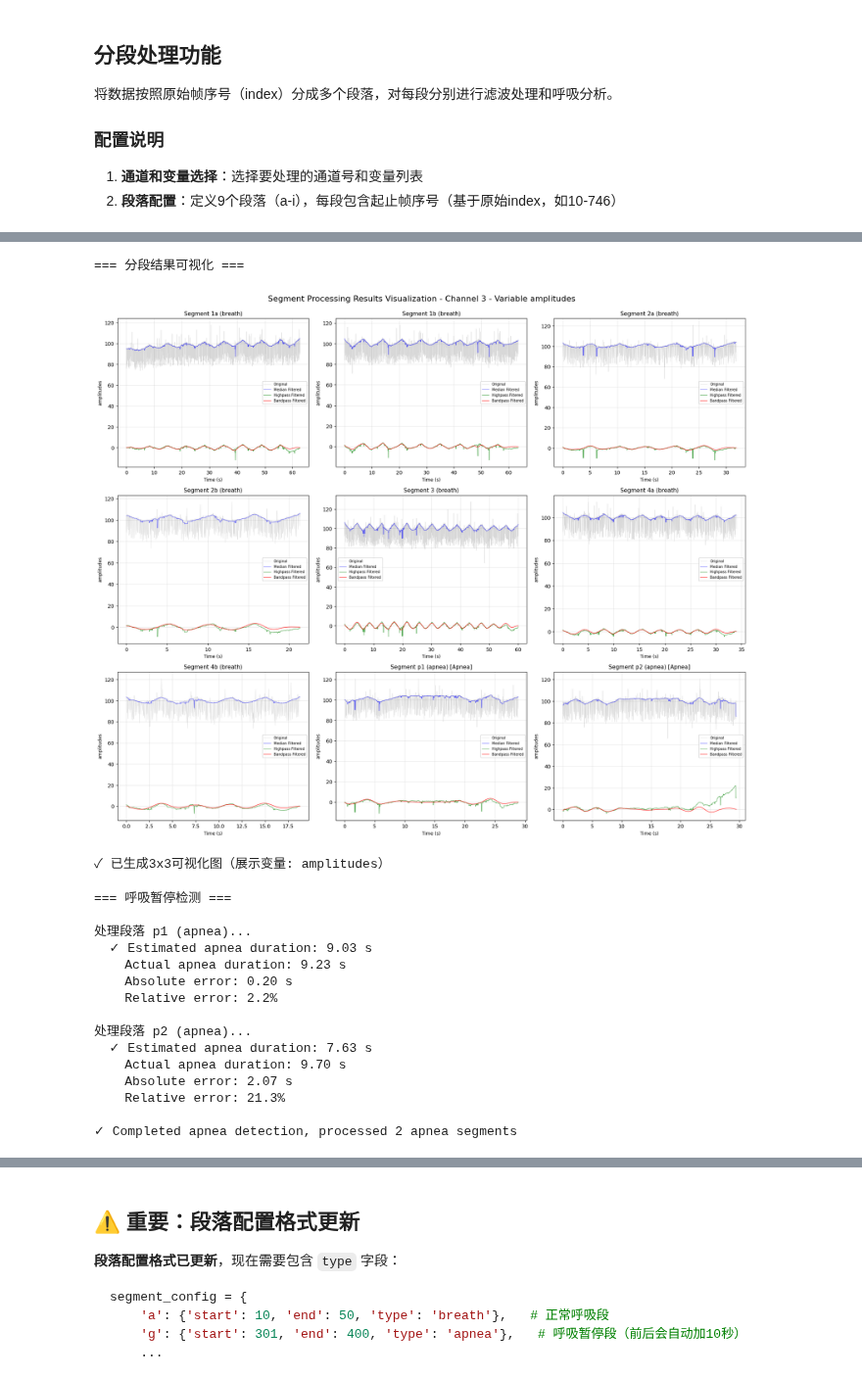
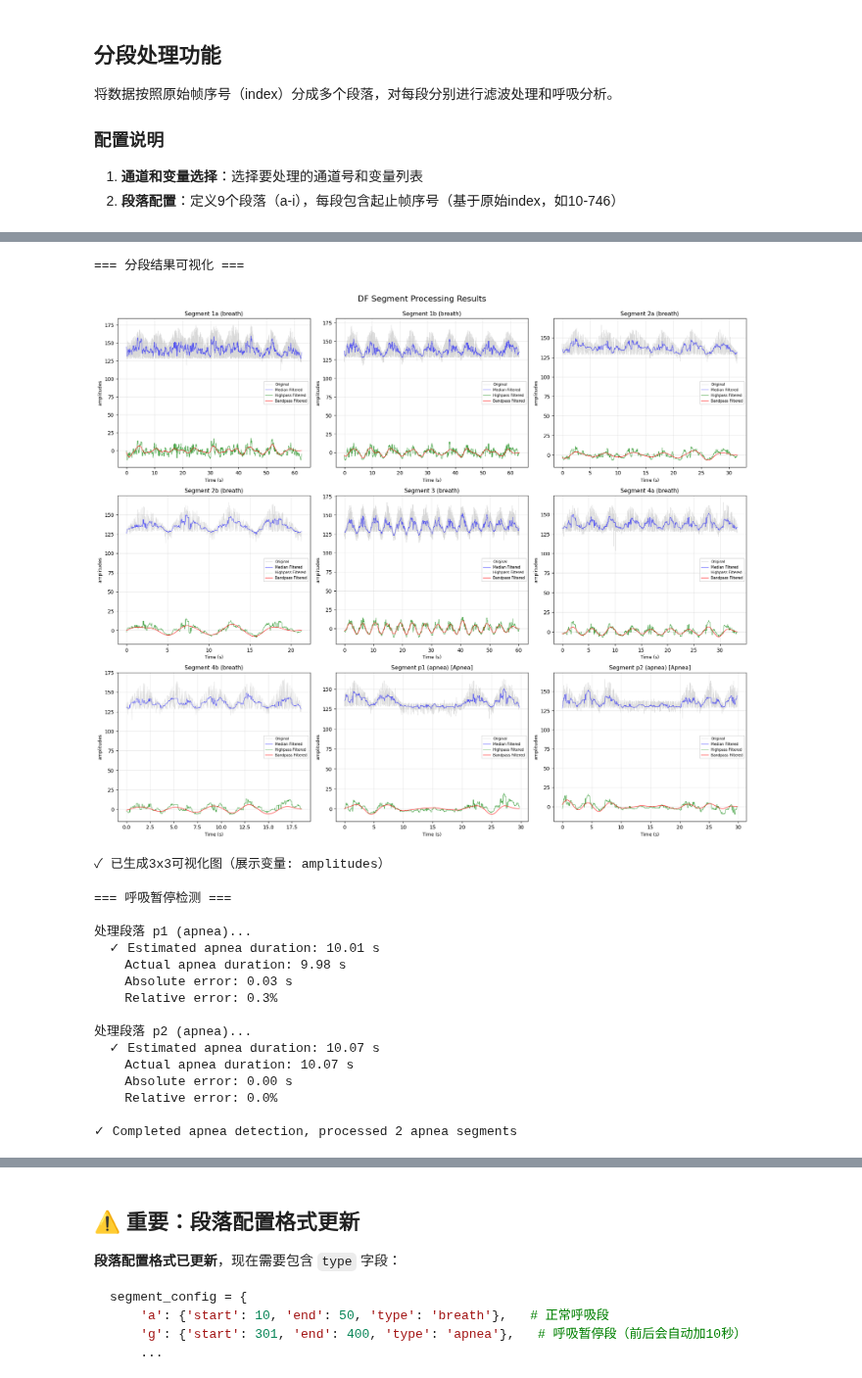
Before and after one commit to cwdao/ble_hci_sensing, a Jupyter notebook: load_df_saved_frames_show_analysis.ipynb, the cells around one changed output, grey strips where cells are left out. Shown at 98% size. Drawn from its saved outputs; the diff is of its cells as text; code cells hidden in the pictures.

```diff
--- a/load_df_saved_frames_show_analysis.ipynb
+++ b/load_df_saved_frames_show_analysis.ipynb
@@ -54,7 +54,7 @@ except ImportError as e:
 # %%
 # 设置要加载的文件路径
 # 可以修改为您的文件路径，或使用相对路径
-filepath = "./sampleData/DF_frames_all_20260113_081710.jsonl"
+filepath = "./sampleData/DF_frames_all_20260116_101531.jsonl"
 # 如果文件不在当前目录，可以使用完整路径或相对路径
 # filepath = "../data_exp/frames_all_20231206_120000.json"
 
@@ -737,8 +736,8 @@ print("✓ 滤波完成")
 
 # 选择任意一个通道和任意一个变量进行可视化比较
 # 这里选择通道0的总幅值作为示例
-demo_channel = 2
-demo_variable = 'remote_amplitudes'  # 可以选择: amplitudes, phases, local_amplitudes, remote_amplitudes, local_phases, remote_phases
+demo_channel = 28
+demo_variable = 'local_amplitudes'  # 可以选择: amplitudes, phases, local_amplitudes, remote_amplitudes, local_phases, remote_phases
 
 # 如果通道0不存在，使用第一个可用通道
 if demo_channel not in filtered_data and len(filtered_data) > 0:
@@ -926,7 +925,7 @@ print(f"✓ Highpass filtering completed for {len(detrended_data)} channels")
 # Visualize comparison of different filter orders
 # Select a channel and variable for demonstration
 demo_channel = 2
-demo_variable = 'remote_amplitudes'  # Can choose: amplitudes, phases, local_amplitudes, remote_amplitudes, local_phases, remote_phases
+demo_variable = 'local_amplitudes'  # Can choose: amplitudes, phases, local_amplitudes, remote_amplitudes, local_phases, remote_phases
 
 # If channel 0 doesn't exist, use the first available channel
 if demo_channel not in detrended_data and len(detrended_data) > 0:
@@ -2104,15 +2082,15 @@ keys: dict_keys(['median_filtered', 'detrended_order1', 'detrended_order2'])
 # 默认配置（请根据实际数据修改）
 # 注意：如果知道真实值，可以添加 'ie_gt', 'bpm_gt', 'apnea_gt_sec' 字段用于计算相对误差
 segment_config = {
-    '1a': {'start': 1553, 'end': 4245, 'type': 'breath','ie_gt':0.985,'bpm_gt': 8.675},    # 示例：第1段，正常呼吸
-    '1b': {'start': 4245, 'end': 6975, 'type': 'breath','ie_gt':1.451,'bpm_gt': 8.675},   # 示例：第2段，正常呼吸
-    '2a': {'start': 6975, 'end': 8350, 'type': 'breath','ie_gt':1.419,'bpm_gt': 11.49},   # 示例：第3段，正常呼吸
-    'p1': {'start': 8350, 'end': 8750, 'type': 'apnea','apnea_gt_sec':10.0},   # 示例：第4段，正常呼吸
-    '2b': {'start': 8750, 'end': 9666, 'type': 'breath','ie_gt':1.419,'bpm_gt': 11.49},   # 示例：第5段，正常呼吸
-    '3': {'start': 9666, 'end': 12251, 'type': 'breath','ie_gt':1.229,'bpm_gt': 14.04},   # 示例：第6段，正常呼吸
-    '4a': {'start': 12251, 'end': 13720, 'type': 'breath','ie_gt':1.081,'bpm_gt': 16.17},    # 示例：第7段，呼吸暂停（前后会自动加10秒）
-    'p2': {'start': 13720, 'end': 14137, 'type': 'apnea','apnea_gt_sec':10.0},   # 示例：第8段，正常呼吸
-    '4b': {'start': 14137, 'end': 14938, 'type': 'breath','ie_gt':1.081,'bpm_gt': 16.17},    # 示例：第9段，正常呼吸
+    '1a': {'start': 32753, 'end': 35860, 'type': 'breath','ie_gt':0.985,'bpm_gt': 8.675},    # 示例：第1段，正常呼吸
+    '1b': {'start': 35860, 'end': 39000, 'type': 'breath','ie_gt':1.451,'bpm_gt': 8.675},   # 示例：第2段，正常呼吸
+    '2a': {'start': 39000, 'end': 40563, 'type': 'breath','ie_gt':1.419,'bpm_gt': 11.49},   # 示例：第3段，正常呼吸
+    'p1': {'start': 40563, 'end': 41060, 'type': 'apnea','apnea_gt_sec':10.0},   # 示例：第4段，正常呼吸
+    '2b': {'start': 41060, 'end': 42115, 'type': 'breath','ie_gt':1.419,'bpm_gt': 11.49},   # 示例：第5段，正常呼吸
+    '3': {'start': 42115, 'end': 45100, 'type': 'breath','ie_gt':1.229,'bpm_gt': 14.04},   # 示例：第6段，正常呼吸
+    '4a': {'start': 45100, 'end': 46760, 'type': 'breath','ie_gt':1.081,'bpm_gt': 16.17},    # 示例：第7段，呼吸暂停（前后会自动加10秒）
+    'p2': {'start': 46760, 'end': 47260, 'type': 'apnea','apnea_gt_sec':10.0},   # 示例：第8段，正常呼吸
+    '4b': {'start': 47260, 'end': 48180, 'type': 'breath','ie_gt':1.081,'bpm_gt': 16.17},    # 示例：第9段，正常呼吸
     # 示例：如果知道真实值，可以这样添加：
     # '1a': {'start': 131, 'end': 244, 'type': 'breath', 'ie_gt': 1.2, 'bpm_gt': 12.5},
     # 'p1': {'start': 419, 'end': 437, 'type': 'apnea', 'apnea_gt_sec': 10.0},
@@ -2493,6 +2473,9 @@ else:
 # ===== 分段结果可视化：3x3图展示 =====
 visualization_variable = 'amplitudes'
 print("=== 分段结果可视化 ===")
+
+out_dir = Path("./outputs")
+out_dir.mkdir(parents=True, exist_ok=True)
 
 # 检查必要的变量
 if 'segment_processed' not in globals():
@@ -2504,7 +2487,7 @@ elif 'visualization_variable' not in globals():
 else:
     # 创建3x3子图
     fig, axes = plt.subplots(3, 3, figsize=(18, 15))
-    fig.suptitle(f'Segment Processing Results Visualization - Channel {segment_channel} - Variable {visualization_variable}',
+    fig.suptitle(f'DF Segment Processing Results',
                  fontsize=16, y=0.995)
 
     # 段落顺序（a-i）
@@ -2539,34 +2522,42 @@ else:
         bandpass_filtered = var_data['bandpass_filtered']
 
         # 获取时间轴
         metadata = seg_proc.get('metadata', {})
         timestamps_ms = metadata.get('timestamps_ms', np.arange(len(original)))
         time_sec = (timestamps_ms - timestamps_ms[0]) / 1000.0 if len(timestamps_ms) > 0 else np.arange(len(original))
 
         # 绘制多条曲线
         ax.plot(time_sec, original, 'gray', linewidth=0.5, alpha=0.3, label='Original')
         ax.plot(time_sec, median_filtered, 'b-', linewidth=0.8, alpha=0.6, label='Median Filtered')
         ax.plot(time_sec, highpass_filtered, 'g-', linewidth=0.8, alpha=0.7, label='Highpass Filtered')
         ax.plot(time_sec, bandpass_filtered, 'r-', linewidth=1.0, alpha=0.8, label='Bandpass Filtered')
 
         # 添加段落类型标签
         seg_type = metadata.get('segment_type', 'breath')
         title = f'Segment {seg_name} ({seg_type})'
         if seg_type == 'apnea':
             title += ' [Apnea]'
         ax.set_title(title, fontsize=11)
         ax.set_xlabel('Time (s)', fontsize=9)
         ax.set_ylabel(visualization_variable, fontsize=9)
         ax.grid(True, alpha=0.3)
         ax.legend(fontsize=7, loc='best')
 
     plt.tight_layout()
+    # 存储图片
+    p = Path(filepath)
+    output_path_png = out_dir / f"df_seg_origin_filter_data_{p.stem}.png"
+    output_path_svg = out_dir / f"df_seg_origin_filter_data_{p.stem}.svg"
+    output_path_pdf = out_dir / f"df_seg_origin_filter_data_{p.stem}.pdf"
+    # plt.savefig(output_path_png, dpi=200)
+    plt.savefig(output_path_svg, dpi=200)
+    plt.savefig(output_path_pdf, dpi=200)
     plt.show()
 
     print(f"✓ 已生成3x3可视化图（展示变量: {visualization_variable}）")
 # %% [output]
 === 分段结果可视化 ===
-[figure, old version]
+[figure, new version]
 ✓ 已生成3x3可视化图（展示变量: amplitudes）
 # %%
 # ===== 呼吸暂停检测 =====
@@ -2684,6 +2675,7 @@ else:
             continue
 
         median_filtered = seg_proc[var_for_apnea]['median_filtered']
+        median_filtered = seg_proc[var_for_apnea]['bandpass_filtered']# 换一种变量看看
         fs = metadata.get('sampling_rate', 2.0)
 
         # 获取原始段落的范围（在扩展后的数据中的位置）
@@ -2773,16 +2765,16 @@ else:
 === 呼吸暂停检测 ===
 
 处理段落 p1 (apnea)...
-  ✓ Estimated apnea duration: 9.03 s
-    Actual apnea duration: 9.23 s
-    Absolute error: 0.20 s
-    Relative error: 2.2%
+  ✓ Estimated apnea duration: 10.01 s
+    Actual apnea duration: 9.98 s
+    Absolute error: 0.03 s
+    Relative error: 0.3%
 
 处理段落 p2 (apnea)...
-  ✓ Estimated apnea duration: 7.63 s
-    Actual apnea duration: 9.70 s
-    Absolute error: 2.07 s
-    Relative error: 21.3%
+  ✓ Estimated apnea duration: 10.07 s
+    Actual apnea duration: 10.07 s
+    Absolute error: 0.00 s
+    Relative error: 0.0%
 
 ✓ Completed apnea detection, processed 2 apnea segments
 # %%
```
Also changed, not shown: parts of 26 cells of this notebook, 4 other files.
